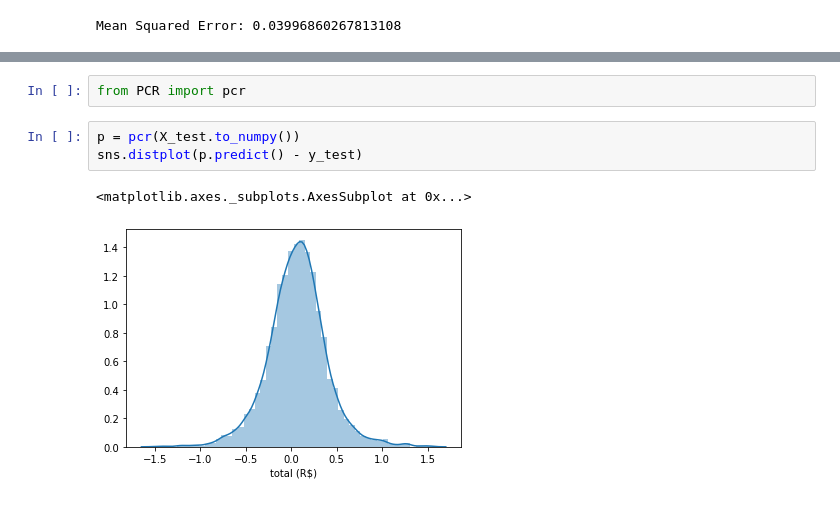
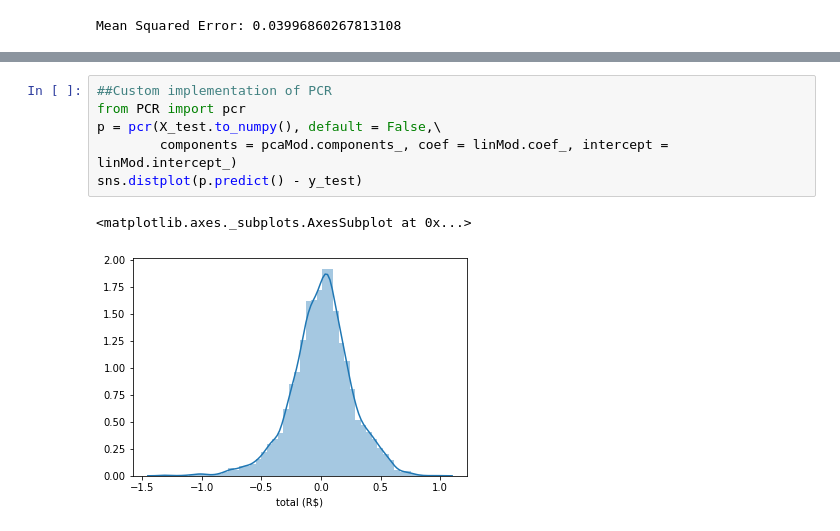
Before and after one commit to JiashiChen96/INF552_final_project, a Jupyter notebook: inf552_final.ipynb, the cells around one changed output, grey strips where cells are left out. Cells and saved outputs as stored; diff of their text form.

```diff
--- a/inf552_final.ipynb
+++ b/inf552_final.ipynb
@@ -643,8 +695,9 @@ R^2
-# %%
-from PCR import pcr
-# %%
-p = pcr(X_test.to_numpy())
-sns.distplot(p.predict() - y_test)
-# %% [output]
-<matplotlib.axes._subplots.AxesSubplot at 0x...>
-[figure, removed]
+# %%
+##Custom implementation of PCR
+from PCR import pcr
+p = pcr(X_test.to_numpy(), default = False,\
+        components = pcaMod.components_, coef = linMod.coef_, intercept = linMod.intercept_)
+sns.distplot(p.predict() - y_test)
+# %% [output]
+<matplotlib.axes._subplots.AxesSubplot at 0x...>
+[figure, added]
```
Also changed, not shown: parts of 10 cells of this notebook.
